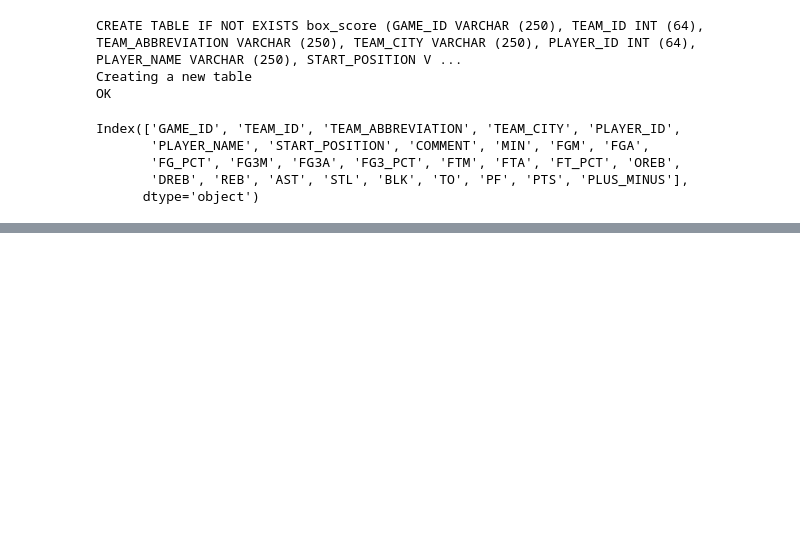
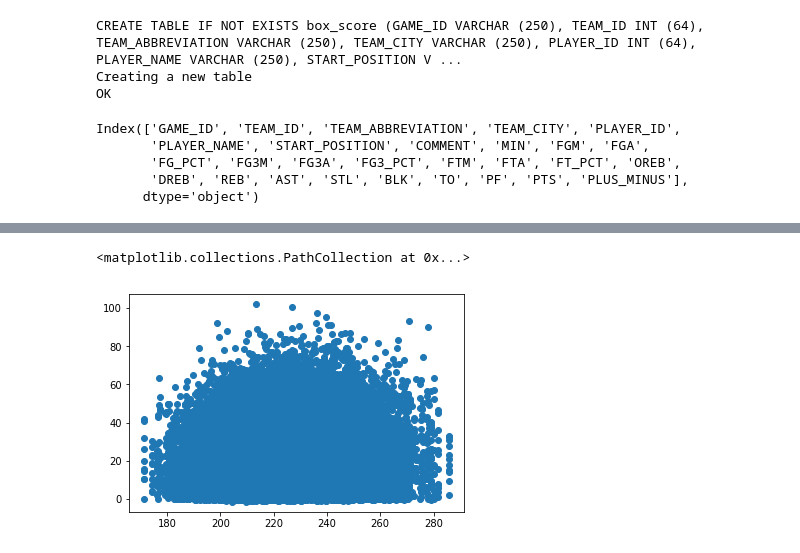
Before and after one commit to jcTTP3/nba_score_prediction, a Jupyter notebook: nba_db.ipynb, the cells around one changed output, grey strips where cells are left out. Cells and saved outputs as stored; diff of their text form; code cells hidden in the pictures; blank space fills up the shorter version.

```diff
--- a/nba_db.ipynb
+++ b/nba_db.ipynb
@@ -337,0 +502,2 @@ frame = pd.concat(dfs)
+# %%
+all_teams.drop('TEAM_ABBREVIATION', axis=1, inplace= True)
@@ -337,0 +515,5 @@ frame = pd.concat(dfs)
+# %%
+# df1.merge(df2.rename(columns={'b':'a'}),how='outer')
+df_master =pd.merge(box_scores_df,all_teams, how='left',left_on=['GAME_ID'], right_on=['GAME_ID',])
+# %%
+df_master = df_master[df_master['TEAM_ABBREVIATION']!= df_master['OPP']]
@@ -337,0 +541,2 @@ frame = pd.concat(dfs)
+# %%
+df_master.dropna(inplace=True, subset=['MIN_x'])
@@ -337,0 +558,11 @@ frame = pd.concat(dfs)
+# %%
+import matplotlib.pyplot as plt
+import seaborn as sns
+% matplotlib inline
+
+defense_df = df_master[['DK_PTS_x','DK_PTS_TRAIL3']]
+
+plt.scatter(defense_df.DK_PTS_TRAIL3, defense_df.DK_PTS_x)
+# %% [output]
+<matplotlib.collections.PathCollection at 0x...>
+[figure, added]
```
Also changed, not shown: parts of 87 cells of this notebook.
